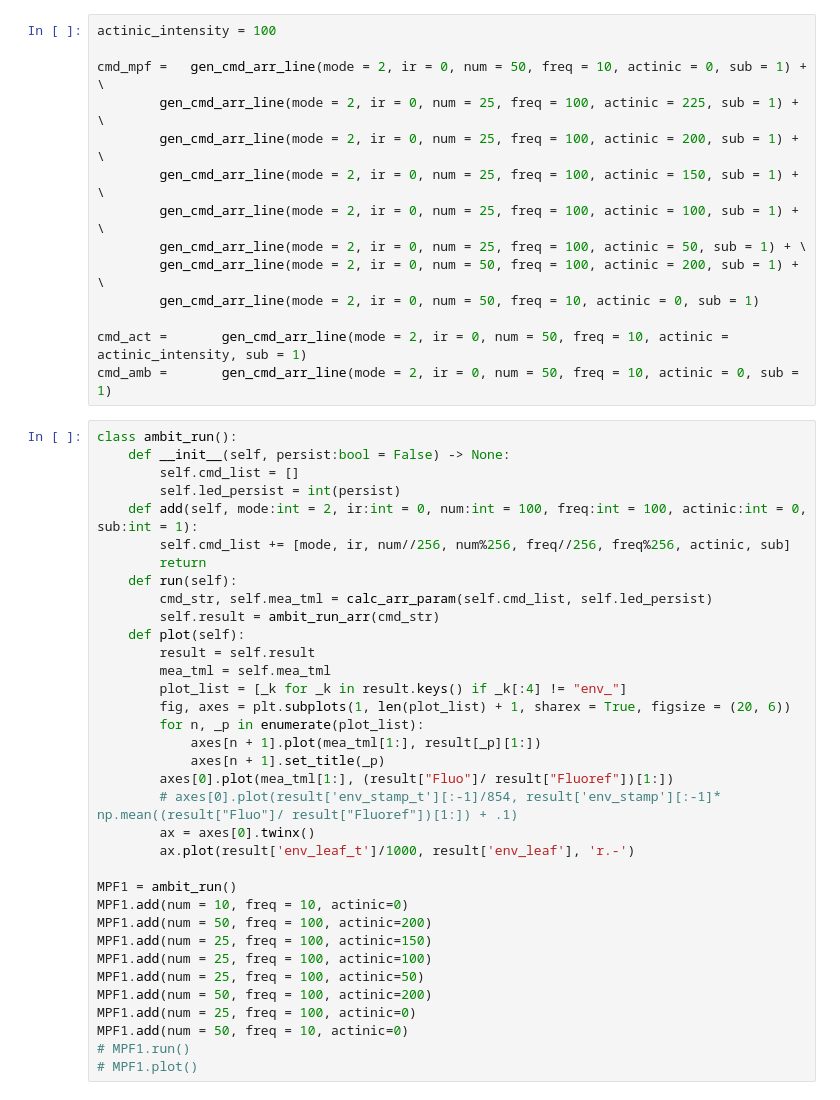
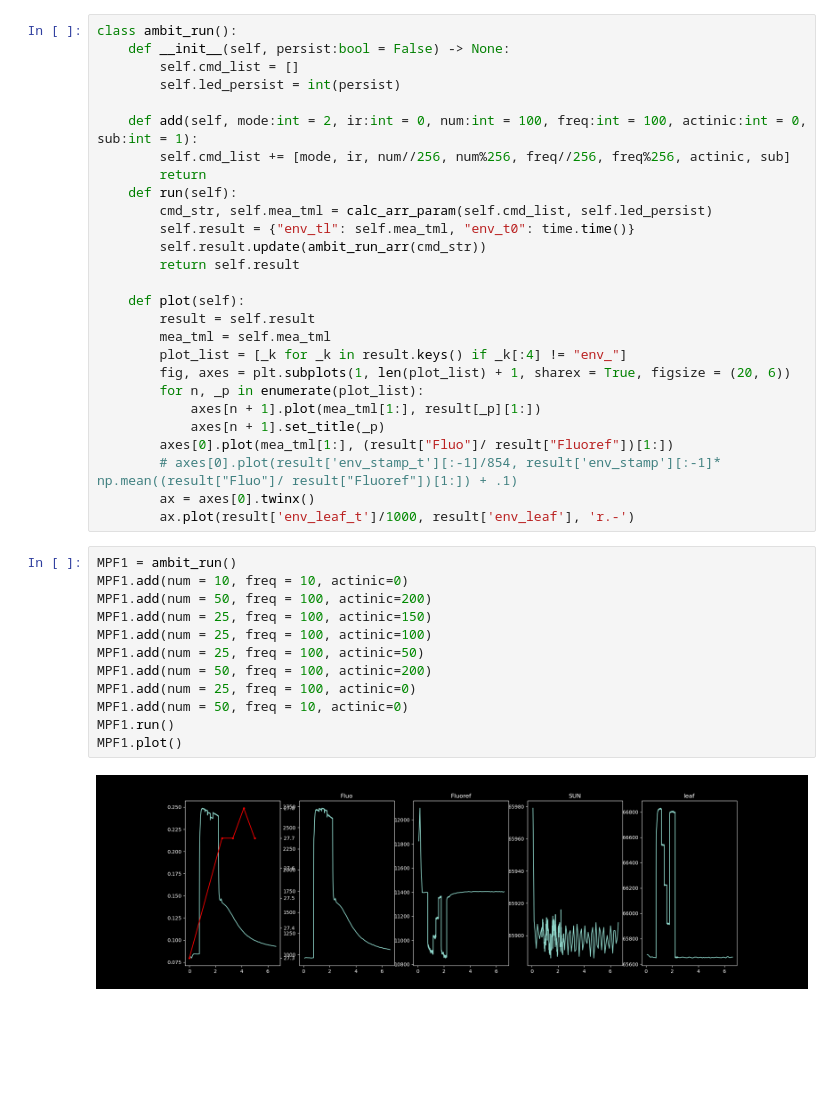
Before and after one commit to Jan-IngenHousz-Institute/ambit, a Jupyter notebook: traces_loads.ipynb, the cells around one changed output. Saved outputs shown, nothing was run; the diff lists cells and outputs as text; blank space fills up the shorter version.

```diff
--- a/traces_loads.ipynb
+++ b/traces_loads.ipynb
@@ -85,31 +88,21 @@ def calc_arr_param(cmd: list, persist:bool):
         _t = mea_tml[-1]
     mea_tml = np.array(mea_tml) * 0.854
     return cmd_str, mea_tml
-# %%
-actinic_intensity = 100
-
-cmd_mpf =   gen_cmd_arr_line(mode = 2, ir = 0, num = 50, freq = 10, actinic = 0, sub = 1) + \
-        gen_cmd_arr_line(mode = 2, ir = 0, num = 25, freq = 100, actinic = 225, sub = 1) + \
-        gen_cmd_arr_line(mode = 2, ir = 0, num = 25, freq = 100, actinic = 200, sub = 1) + \
-        gen_cmd_arr_line(mode = 2, ir = 0, num = 25, freq = 100, actinic = 150, sub = 1) + \
-        gen_cmd_arr_line(mode = 2, ir = 0, num = 25, freq = 100, actinic = 100, sub = 1) + \
-        gen_cmd_arr_line(mode = 2, ir = 0, num = 25, freq = 100, actinic = 50, sub = 1) + \
-        gen_cmd_arr_line(mode = 2, ir = 0, num = 50, freq = 100, actinic = 200, sub = 1) + \
-        gen_cmd_arr_line(mode = 2, ir = 0, num = 50, freq = 10, actinic = 0, sub = 1)
-
-cmd_act =       gen_cmd_arr_line(mode = 2, ir = 0, num = 50, freq = 10, actinic = actinic_intensity, sub = 1)
-cmd_amb =       gen_cmd_arr_line(mode = 2, ir = 0, num = 50, freq = 10, actinic = 0, sub = 1)
 # %%
 class ambit_run():
     def __init__(self, persist:bool = False) -> None:
         self.cmd_list = []
         self.led_persist = int(persist)
+
     def add(self, mode:int = 2, ir:int = 0, num:int = 100, freq:int = 100, actinic:int = 0, sub:int = 1):
         self.cmd_list += [mode, ir, num//256, num%256, freq//256, freq%256, actinic, sub]
         return
     def run(self):
         cmd_str, self.mea_tml = calc_arr_param(self.cmd_list, self.led_persist)
-        self.result = ambit_run_arr(cmd_str)
+        self.result = {"env_tl": self.mea_tml, "env_t0": time.time()}
+        self.result.update(ambit_run_arr(cmd_str))
+        return self.result
+
     def plot(self):
         result = self.result
         mea_tml = self.mea_tml
@@ -122,16 +115,18 @@ class ambit_run():
         # axes[0].plot(result['env_stamp_t'][:-1]/854, result['env_stamp'][:-1]* np.mean((result["Fluo"]/ result["Fluoref"])[1:]) + .1)
         ax = axes[0].twinx()
         ax.plot(result['env_leaf_t']/1000, result['env_leaf'], 'r.-')
-
-MPF1 = ambit_run()
-MPF1.add(num = 10, freq = 10, actinic=0)
-MPF1.add(num = 50, freq = 100, actinic=200)
-MPF1.add(num = 25, freq = 100, actinic=150)
-MPF1.add(num = 25, freq = 100, actinic=100)
-MPF1.add(num = 25, freq = 100, actinic=50)
-MPF1.add(num = 50, freq = 100, actinic=200)
-MPF1.add(num = 25, freq = 100, actinic=0)
-MPF1.add(num = 50, freq = 10, actinic=0)
-# MPF1.run()
-# MPF1.plot()
+# %%
+MPF1 = ambit_run()
+MPF1.add(num = 10, freq = 10, actinic=0)
+MPF1.add(num = 50, freq = 100, actinic=200)
+MPF1.add(num = 25, freq = 100, actinic=150)
+MPF1.add(num = 25, freq = 100, actinic=100)
+MPF1.add(num = 25, freq = 100, actinic=50)
+MPF1.add(num = 50, freq = 100, actinic=200)
+MPF1.add(num = 25, freq = 100, actinic=0)
+MPF1.add(num = 50, freq = 10, actinic=0)
+MPF1.run()
+MPF1.plot()
+# %% [output]
+[figure, added]
 # %%
```
Also changed, not shown: parts of 9 cells of this notebook.
